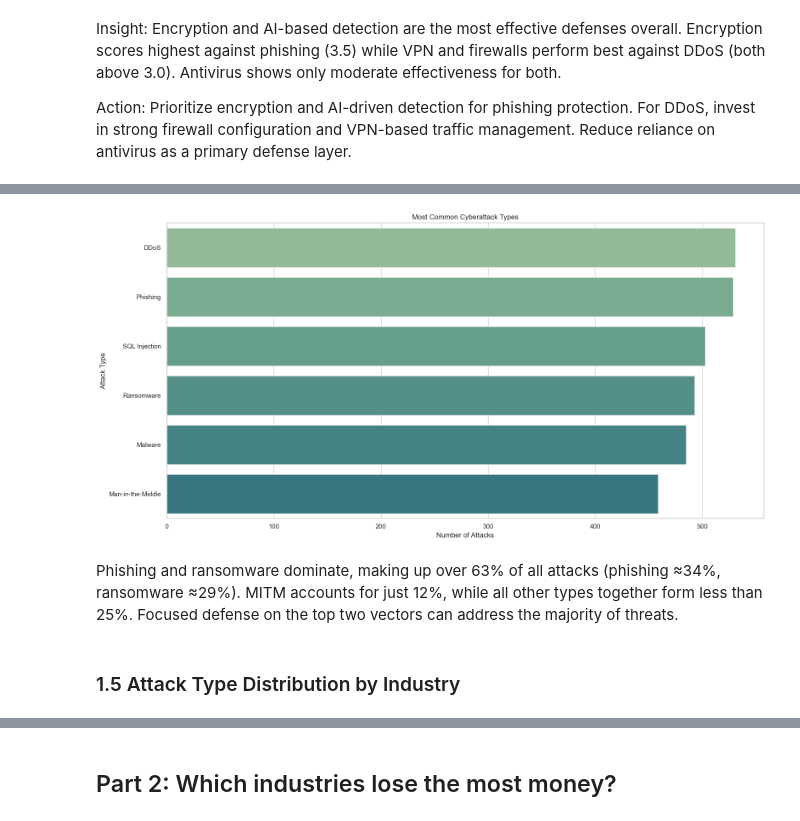
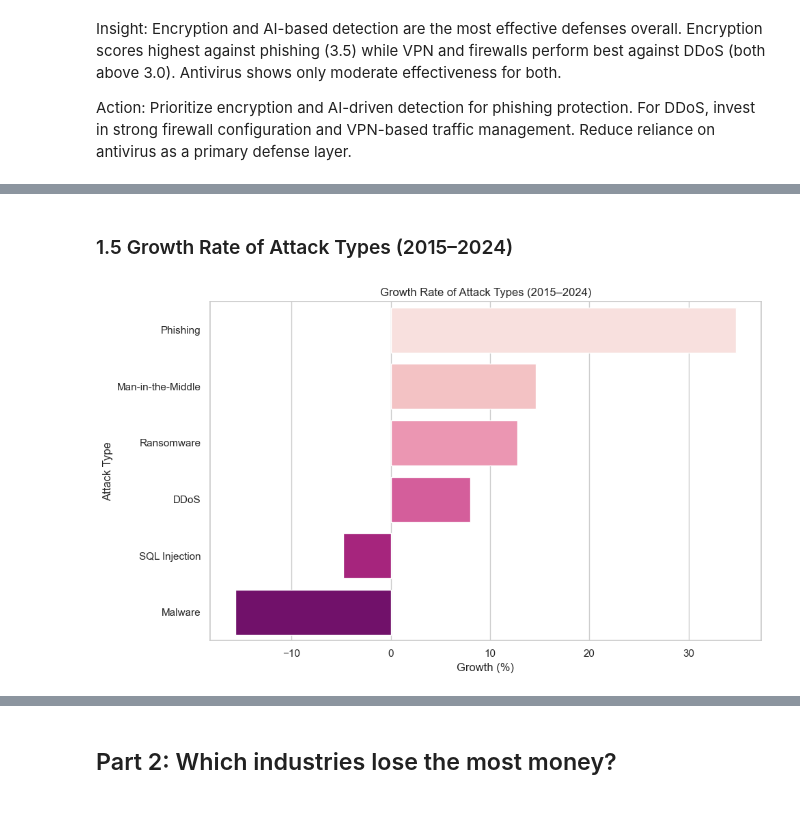
Before and after one commit to dolludaa/Global-Cybersecurity-Threats-2015-2024, a Jupyter notebook: business_analysis.ipynb, the cells around one changed output, grey strips where cells are left out. Cells and saved outputs as stored; diff of their text form; code cells hidden in the pictures.

```diff
--- a/business_analysis.ipynb
+++ b/business_analysis.ipynb
@@ -56,7 +56,7 @@ import seaborn as sns
 import numpy as np
 
 sns.set(style="whitegrid")
-palette = sns.color_palette("tab10")
+palette = sns.color_palette("RdPu")
 # %% [markdown]
 ### Data Source:
 https://www.kaggle.com/datasets/atharvasoundankar/global-cybersecurity-threats-2015-2024
@@ -195,0 +213,27 @@ Ransomware incidents rose by over 200% since 2017. Phishing remained stable but
+# %%
+industry = df.groupby(['Target Industry', 'Attack Type']).size().unstack(fill_value=0)
+industry_percent = industry.div(industry.sum(axis=1), axis=0) * 100
+
+plt.figure(figsize=(12, 6))
+bottom = np.zeros(len(industry_percent))
+
+for i, col in enumerate(industry_percent.columns):
+    values = industry_percent[col].values
+    bars = plt.bar(industry_percent.index, values, bottom=bottom, label=col, color=palette[i])
+    for j, bar in enumerate(bars):
+        percent = values[j]
+        if percent >= 8:
+            plt.text(bar.get_x() + bar.get_width() / 2,
+                     bottom[j] + bar.get_height() / 2,
+                     f'{percent:.0f}%',
+                     ha='center', va='center',
+                     fontsize=8, color='white')
+    bottom += values
+
+plt.title('Attack Type Distribution by Industry (%)')
+plt.xlabel('Industry')
+plt.ylabel('Percentage of Attacks')
+plt.xticks(rotation=45, ha='right')
+plt.legend(title='Attack Type', bbox_to_anchor=(1.05, 1), loc='upper left')
+plt.tight_layout()
+plt.show()
@@ -196,18 +248,19 @@ Ransomware incidents rose by over 200% since 2017. Phishing remained stable but
+# %% [markdown]
+### 1.5 Growth Rate of Attack Types (2015–2024)
 # %%
-attack_counts = df['Attack Type'].value_counts().reset_index()
-attack_counts.columns = ['Attack Type', 'Count']
-plt.figure(figsize=(16,8))
+start = df[df['Year'] == 2015]['Attack Type'].value_counts()
+end = df[df['Year'] == 2024]['Attack Type'].value_counts()
 
-sns.barplot(data=attack_counts, x='Count', y='Attack Type',hue='Attack Type', palette=[crest_palette[i] for i in range(len(attack_counts))])
+growth = pd.DataFrame({'2015': start, '2024': end}).fillna(0)
+growth['Growth (%)'] = ((growth['2024'] - growth['2015']) / growth['2015'].replace(0, np.nan)) * 100
+growth = growth.dropna().sort_values('Growth (%)', ascending=False)
 
-plt.title('Most Common Cyberattack Types')
-plt.xlabel('Number of Attacks')
+plt.figure(figsize=(10, 6))
+sns.barplot(data=growth.reset_index(), x='Growth (%)', y='Attack Type',hue='Attack Type', palette=[palette[i] for i in range(len(growth))])
+plt.title('Growth Rate of Attack Types (2015–2024)')
+plt.xlabel('Growth (%)')
 plt.ylabel('Attack Type')
 plt.tight_layout()
 plt.show()
 # %% [output]
-[figure, old version]
+[figure, new version]
-# %% [markdown]
-Phishing and ransomware dominate, making up over 63% of all attacks (phishing ≈34%, ransomware ≈29%). MITM accounts for just 12%, while all other types together form less than 25%. Focused defense on the top two vectors can address the majority of threats.
-# %% [markdown]
-### 1.5 Attack Type Distribution by Industry
```
Also changed, not shown: parts of 23 cells of this notebook.
